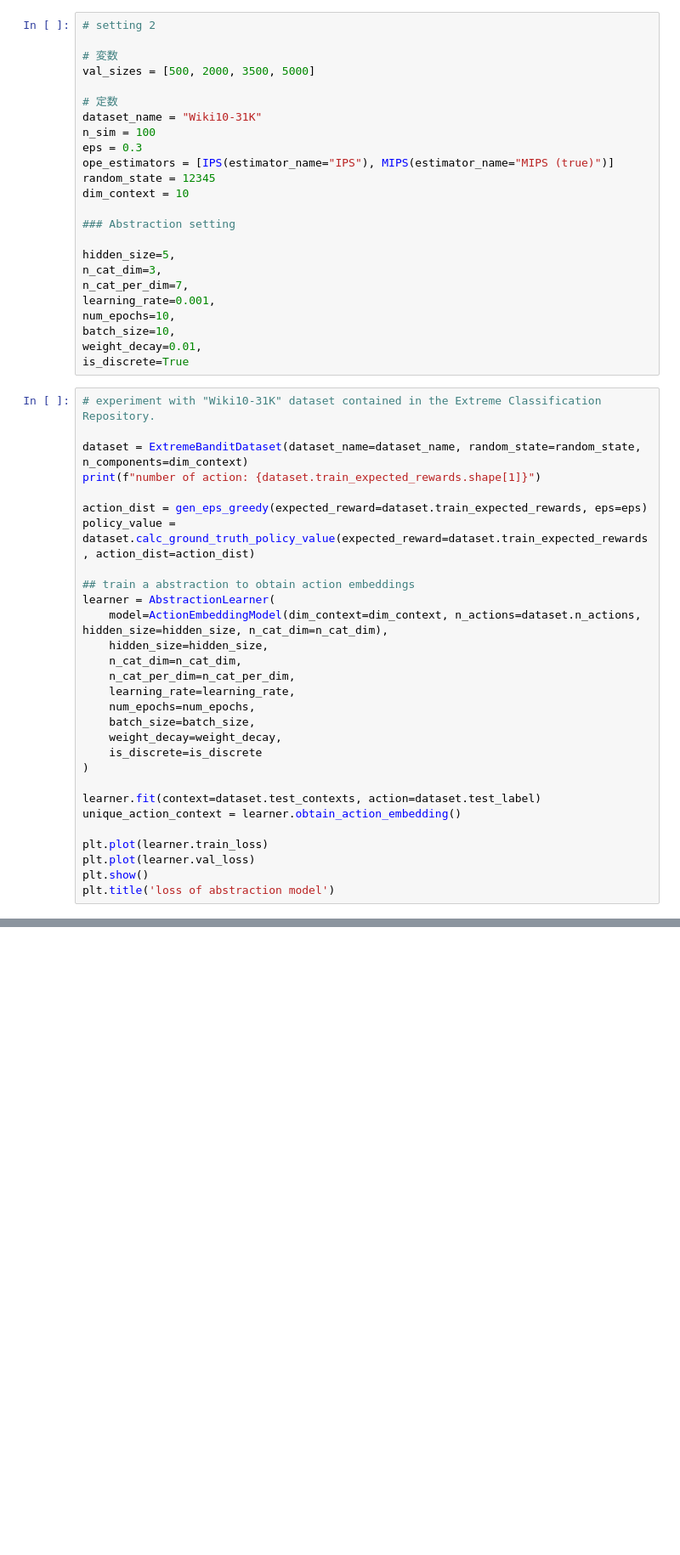
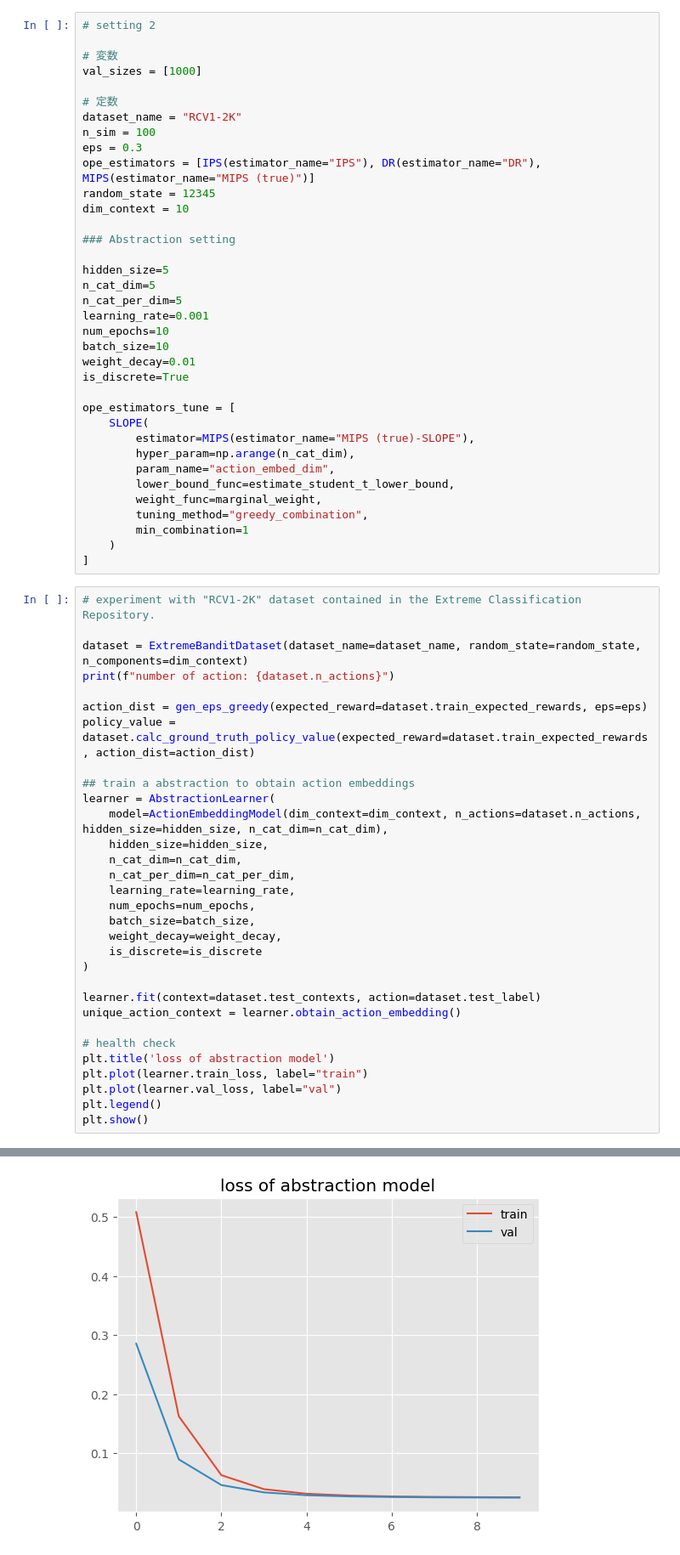
Before and after one commit to tatsuki1107/cfml_tutorial, a Jupyter notebook: action_embed/extreme.ipynb, the cells around one changed output, grey strips where cells are left out. Shown at 85% size. Saved outputs shown, nothing was run; the diff lists cells and outputs as text; blank space fills up the shorter version.

```diff
--- a/action_embed/extreme.ipynb
+++ b/action_embed/extreme.ipynb
@@ -114,31 +145,43 @@ visualize_mean_squared_error(result_df=result_df, xlabel="number of data size")
 # setting 2
 
 # 変数
-val_sizes = [500, 2000, 3500, 5000]
+val_sizes = [1000]
 
 # 定数
-dataset_name = "Wiki10-31K"
+dataset_name = "RCV1-2K"
 n_sim = 100
 eps = 0.3
-ope_estimators = [IPS(estimator_name="IPS"), MIPS(estimator_name="MIPS (true)")]
+ope_estimators = [IPS(estimator_name="IPS"), DR(estimator_name="DR"), MIPS(estimator_name="MIPS (true)")]
 random_state = 12345
 dim_context = 10
 
 ### Abstraction setting
 
-hidden_size=5,
-n_cat_dim=3,
-n_cat_per_dim=7,
-learning_rate=0.001,
-num_epochs=10,
-batch_size=10,
-weight_decay=0.01,
+hidden_size=5
+n_cat_dim=5
+n_cat_per_dim=5
+learning_rate=0.001
+num_epochs=10
+batch_size=10
+weight_decay=0.01
 is_discrete=True
+
+ope_estimators_tune = [
+    SLOPE(
+        estimator=MIPS(estimator_name="MIPS (true)-SLOPE"),
+        hyper_param=np.arange(n_cat_dim),
+        param_name="action_embed_dim",
+        lower_bound_func=estimate_student_t_lower_bound,
+        weight_func=marginal_weight,
+        tuning_method="greedy_combination",
+        min_combination=1
+    )
+]
 # %%
-# experiment with "Wiki10-31K" dataset contained in the Extreme Classification Repository.
+# experiment with "RCV1-2K" dataset contained in the Extreme Classification Repository.
 
 dataset = ExtremeBanditDataset(dataset_name=dataset_name, random_state=random_state, n_components=dim_context)
-print(f"number of action: {dataset.train_expected_rewards.shape[1]}")
+print(f"number of action: {dataset.n_actions}")
 
 action_dist = gen_eps_greedy(expected_reward=dataset.train_expected_rewards, eps=eps)
 policy_value = dataset.calc_ground_truth_policy_value(expected_reward=dataset.train_expected_rewards, action_dist=action_dist)
@@ -159,7 +202,10 @@ learner = AbstractionLearner(
 learner.fit(context=dataset.test_contexts, action=dataset.test_label)
 unique_action_context = learner.obtain_action_embedding()
 
-plt.plot(learner.train_loss)
-plt.plot(learner.val_loss)
+# health check
+plt.title('loss of abstraction model')
+plt.plot(learner.train_loss, label="train")
+plt.plot(learner.val_loss, label="val")
+plt.legend()
 plt.show()
-plt.title('loss of abstraction model')
+# %% [output]
@@ -166,3 +215,4 @@ plt.title('loss of abstraction model')
+[figure, added]
 # %%
 result_df_list = []
 for val_size in val_sizes:
```
Also changed, not shown: parts of 10 cells of this notebook, 2 other files.
